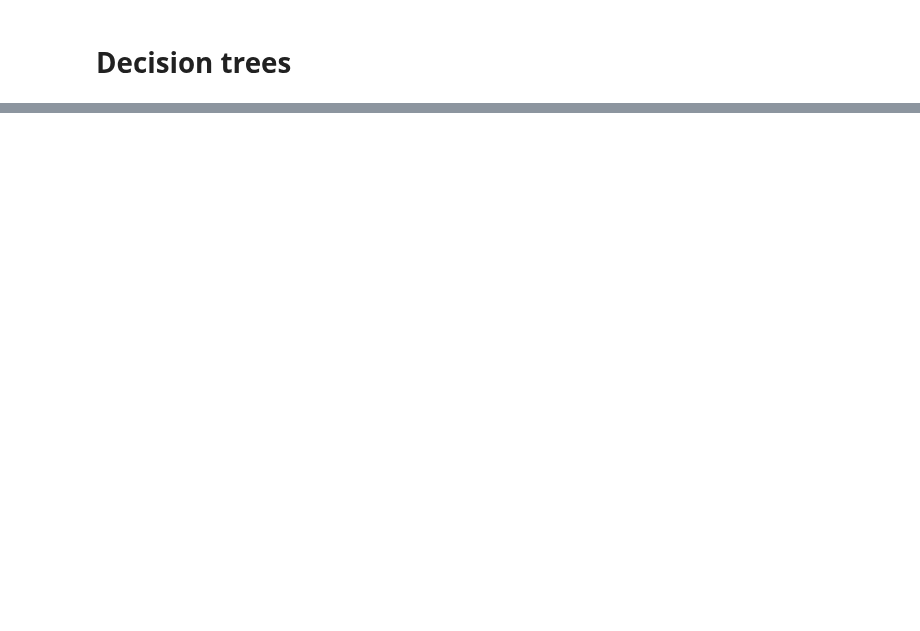
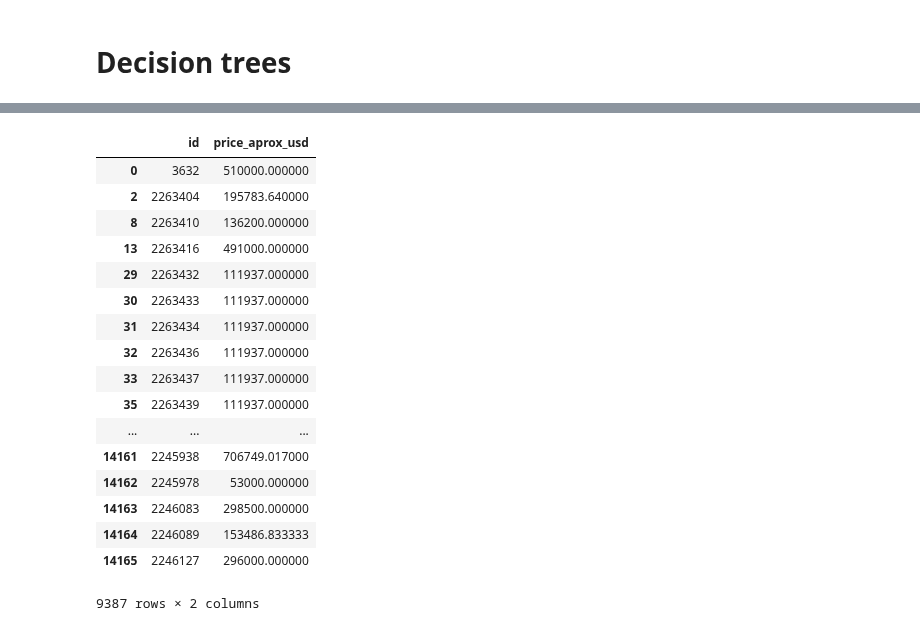
Before and after one commit to LucianoGiannotti/ProperatiDatosTP, a Jupyter notebook: Machine Learning - TP2.ipynb, the cells around one changed output, grey strips where cells are left out. Saved outputs shown, nothing was run; the diff lists cells and outputs as text; code cells hidden in the pictures; blank space fills up the shorter version.

```diff
--- a/Machine Learning - TP2.ipynb
+++ b/Machine Learning - TP2.ipynb
@@ -590,0 +971,4 @@ Precission: 92.321
+# %%
+testingSet.loc[:,'price_aprox_usd'] = testingSet[columnas_corr].apply(lambda x: ada_boost.predict([x])[0],axis = 1)
+# %%
+resultado_ada_boost = testingSet.loc[:,['id','price_aprox_usd']]
@@ -590,0 +977,21 @@ Precission: 92.321
+# %%
+resultado_ada_boost
+# %% [output]
+|  | id | price_aprox_usd |
+| 0 | 3632 | 510000.000000 |
+| 2 | 2263404 | 195783.640000 |
+| 8 | 2263410 | 136200.000000 |
+| 13 | 2263416 | 491000.000000 |
+| 29 | 2263432 | 111937.000000 |
+| 30 | 2263433 | 111937.000000 |
+| 31 | 2263434 | 111937.000000 |
+| 32 | 2263436 | 111937.000000 |
+| 33 | 2263437 | 111937.000000 |
+| 35 | 2263439 | 111937.000000 |
+| ... | ... | ... |
+| 14161 | 2245938 | 706749.017000 |
+| 14162 | 2245978 | 53000.000000 |
+| 14163 | 2246083 | 298500.000000 |
+| 14164 | 2246089 | 153486.833333 |
+| 14165 | 2246127 | 296000.000000 |
+9387 rows × 2 columns
```
Also changed, not shown: parts of 61 cells of this notebook.
